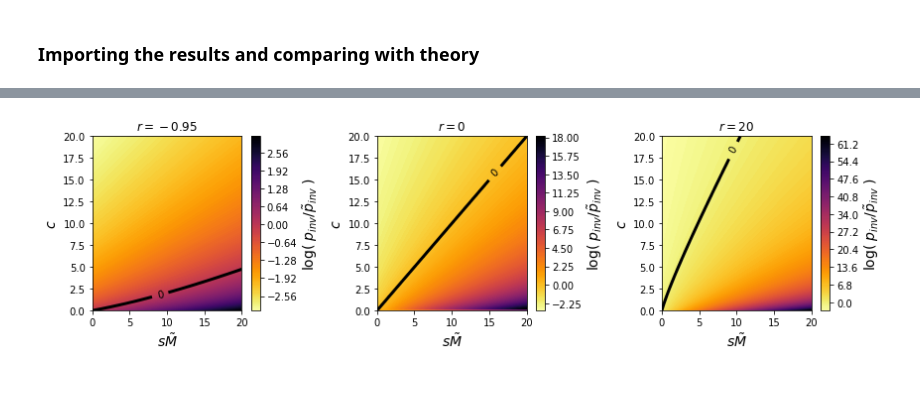
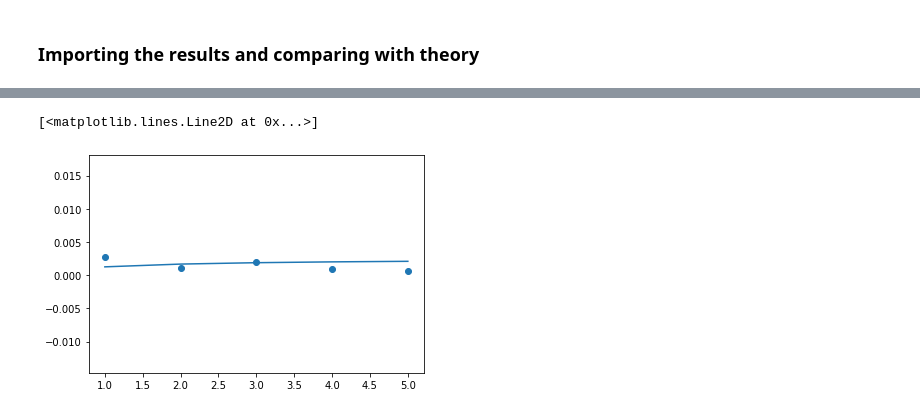
Before and after one commit to amazzoli/PopGenCompetition, a Jupyter notebook: main/Invasion_prob_plotkin.ipynb, the cells around one changed output, grey strips where cells are left out. Drawn from its saved outputs; the diff is of its cells as text; code cells hidden in the pictures; blank space fills up the shorter version.

```diff
--- a/main/Invasion_prob_plotkin.ipynb
+++ b/main/Invasion_prob_plotkin.ipynb
@@ -23,7 +23,7 @@ beta1 = 1
 params['M'] = 400
 
 # List of parameters
-beta2 = [1,2,3,4,5]
+beta2 = np.array([1,2,3,4,5])
 alphas = [0.5,1/3]
 
 params['N_processes'] = len(beta2)*len(alphas)
@@ -51,11 +53,19 @@ count = 1
 for i in range(len(beta2)):
     aux_p, aux_p_sw = [], []
     for a in range(len(alphas)):
+        print(count)
+        p = ut.read_params(data_dir + str(count) + '_param.txt')
+        print(p['betas'], p['alpha'])
         aux_p.append(float(ut.read_inv_p(data_dir + str(count) + '_inv_p.txt')))
+        print(aux_p[-1])
+        p = ut.read_params(data_dir + str(count) + 'sw_param.txt')
+        print(p['betas'], p['alpha'])
         aux_p_sw.append(float(ut.read_inv_p(data_dir + str(count) + 'sw_inv_p.txt')))
+        print(aux_p_sw[-1])
+        count+=1
     inv_p.append(aux_p)
     inv_p_sw.append(aux_p_sw)
-    count+=1
+
 
 inv_p = np.array(inv_p)
 inv_p_sw = np.array(inv_p_sw)
@@ -120,19 +89,0 @@ for r in rs:
-# %%
-fig, axs = plt.subplots(1,3,figsize=(12,3.5))
-maxz = np.max(z_mat)
-minz = np.min(z_mat)
-
-for i in range(len(rs)):
-    axs[i].set_xlabel(r'$s \tilde{M}$', fontsize=14)
-    axs[i].set_ylabel(r'$c$', fontsize=14)
-    axs[i].set_title(r'$r={}$'.format(rs[i]))
-    cntf = axs[i].contourf(x_mat[i], y_mat[i], z_mat[i], levels=200, cmap='inferno_r')
-    cnt = axs[i].contour(x_mat[i], y_mat[i], z_mat[i], levels=[0], colors='black', linewidths=3)
-    axs[i].clabel(cnt, fmt='%2.0f')
-
-    cb = plt.colorbar(cntf, ax=axs[i])
-    cb.set_label(r'$\log(\;p_{inv}/\tilde{p}_{inv}\;)$', fontsize=14)
-plt.tight_layout()
-#plt.savefig(plot_dir+'phd.png',dpi=200)
-# %% [output]
-[figure, removed]
@@ -138,0 +92,9 @@ plt.tight_layout()
+# %%
+def p_inv(b1, b2, carr_cap):
+    return 2*b2/(b1+b2)/carr_cap
+# %%
+plt.scatter(beta2, inv_p[:,1])
+plt.plot(beta2, p_inv(beta1,beta2,params['M'] * (1/alphas[1]-1)))
+# %% [output]
+[<matplotlib.lines.Line2D at 0x...>]
+[figure, added]
```
Also changed, not shown: parts of 12 cells of this notebook, 20 other files.
